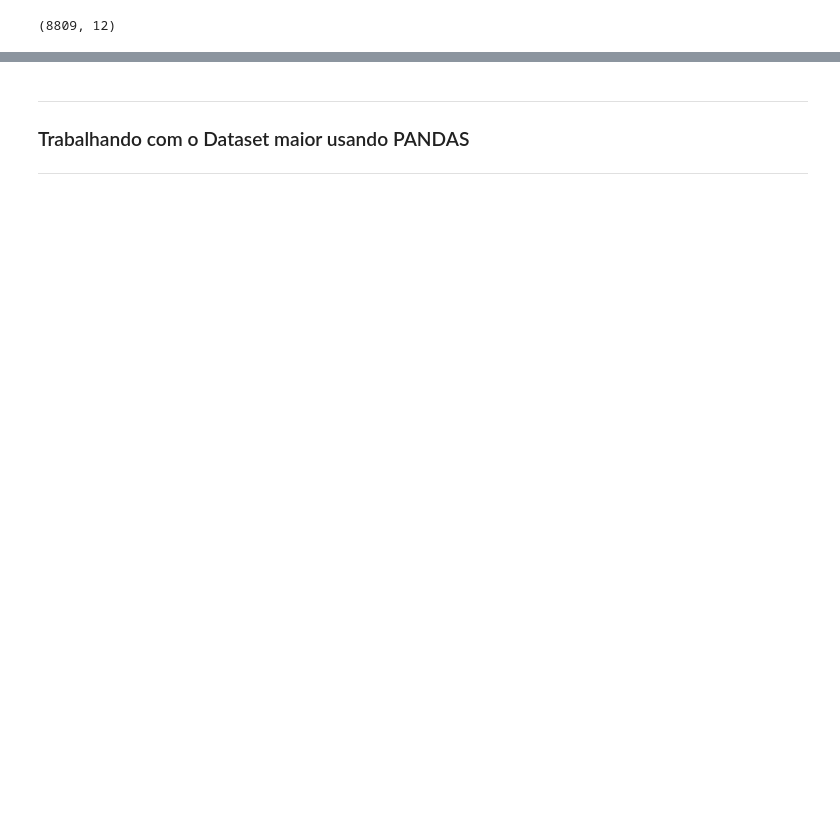
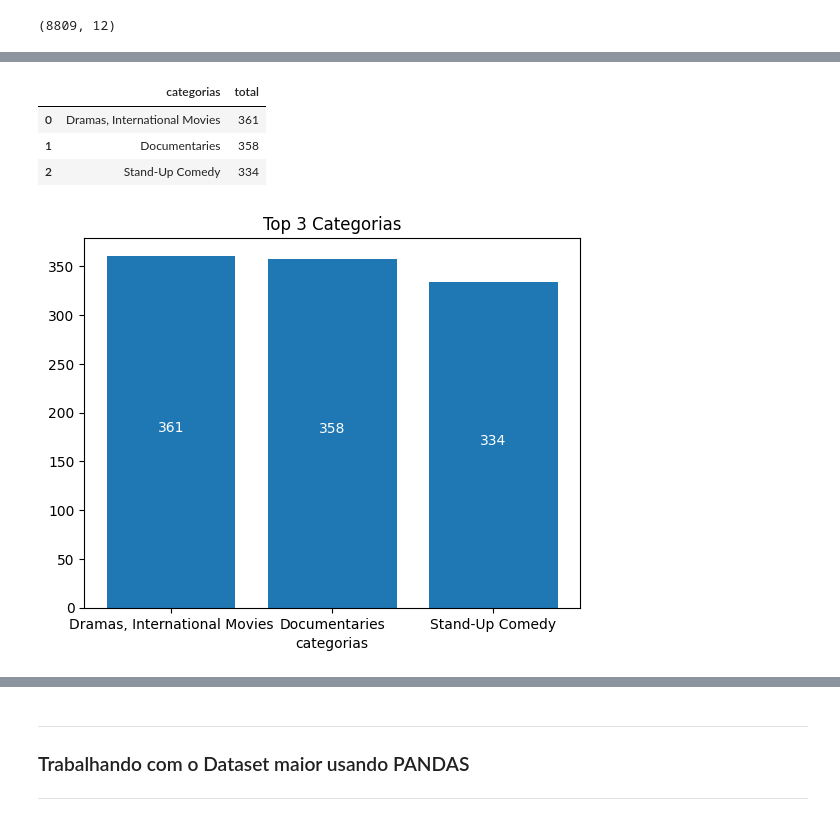
Before and after one commit to GuilhermeKotchergenko/santandercoders_bigdata1_project, a Jupyter notebook: Trabalho pandas X spark .ipynb, the cells around one changed output, grey strips where cells are left out. Drawn from its saved outputs; the diff is of its cells as text; code cells hidden in the pictures; blank space fills up the shorter version.

```diff
--- a/Trabalho pandas X spark .ipynb
+++ b/Trabalho pandas X spark .ipynb
@@ -515,0 +662,9 @@ print((netflix_spark.count(),len(netflix_spark.columns)))
+# %%
+# mudando o tipo da variável adicionado_em de str para date
+
+netflix = netflix.withColumn('adicionado_em', f.to_date(netflix.adicionado_em))
+# %%
+# Agrupando os valores por categorias
+
+categorias = netflix.groupBy('categorias').agg(f.count("*").alias("total")).sort(f.desc('total'))
+categorias.show(5)
@@ -515,0 +682,5 @@ print((netflix_spark.count(),len(netflix_spark.columns)))
+# %%
+# Top 3 categorias
+
+top_3_categorias = categorias.limit(3)
+top_3_categorias.show()
@@ -515,0 +695,24 @@ print((netflix_spark.count(),len(netflix_spark.columns)))
+# %%
+#from traitlets.config.application import T
+top_3_categorias = top_3_categorias.toPandas()
+top_3_categorias
+# %% [output]
+|  | categorias | total |
+| 0 | Dramas, International Movies | 361 |
+| 1 | Documentaries | 358 |
+| 2 | Stand-Up Comedy | 334 |
+# %%
+import matplotlib.pyplot as plt
+
+# função para add valores nas barras
+def addlabels(x,y):
+    for i in range(len(x)):
+        plt.text(i, y[i]//2, y[i], ha = 'center', color = 'white')
+
+plt.bar(x=top_3_categorias.categorias, height=top_3_categorias.total)
+plt.xlabel('categorias')
+plt.title('Top 3 Categorias')
+addlabels(x=top_3_categorias.categorias, y=top_3_categorias.total)
+plt.show()
+# %% [output]
+[figure, added]
```
Also changed, not shown: parts of 61 cells of this notebook.
